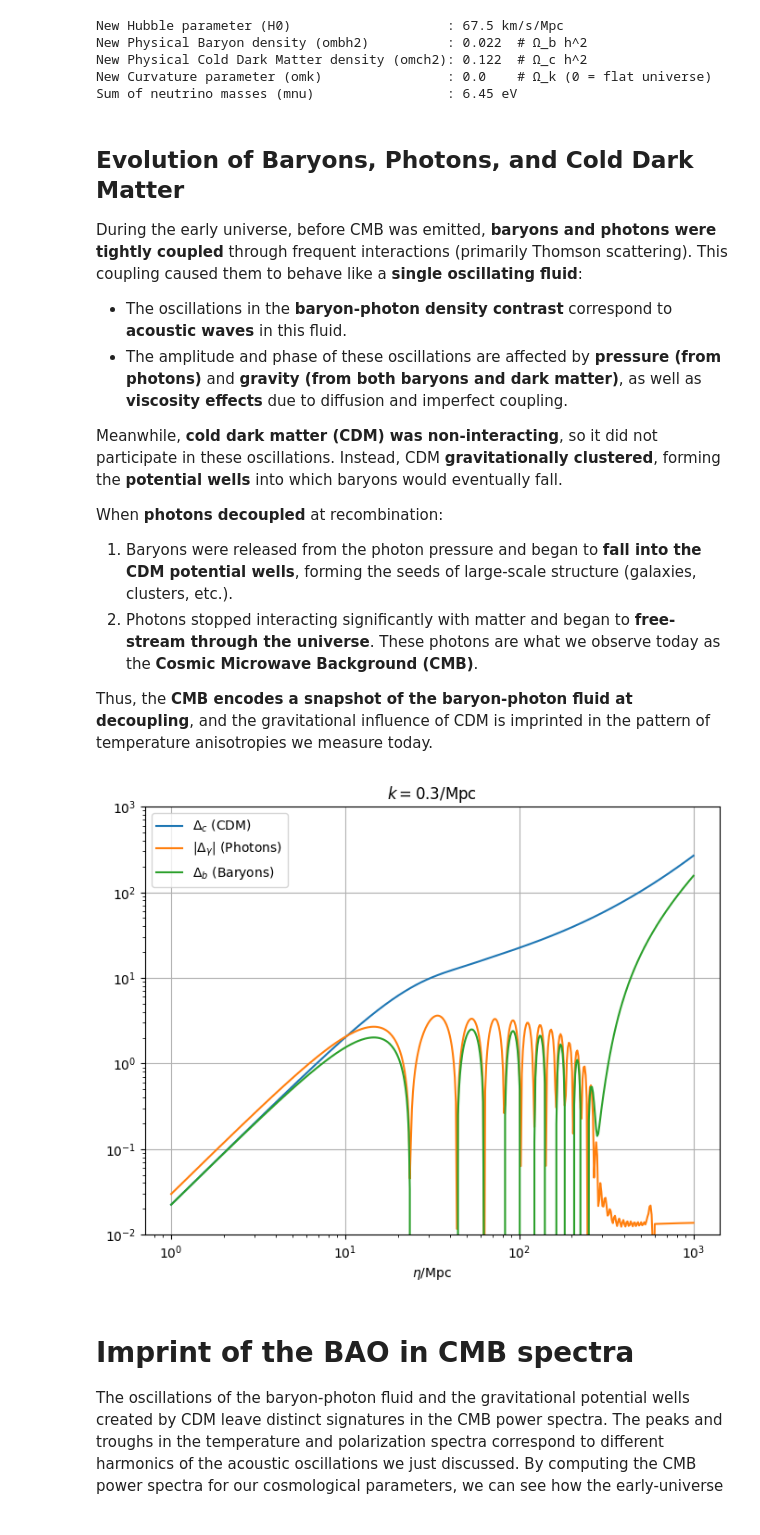
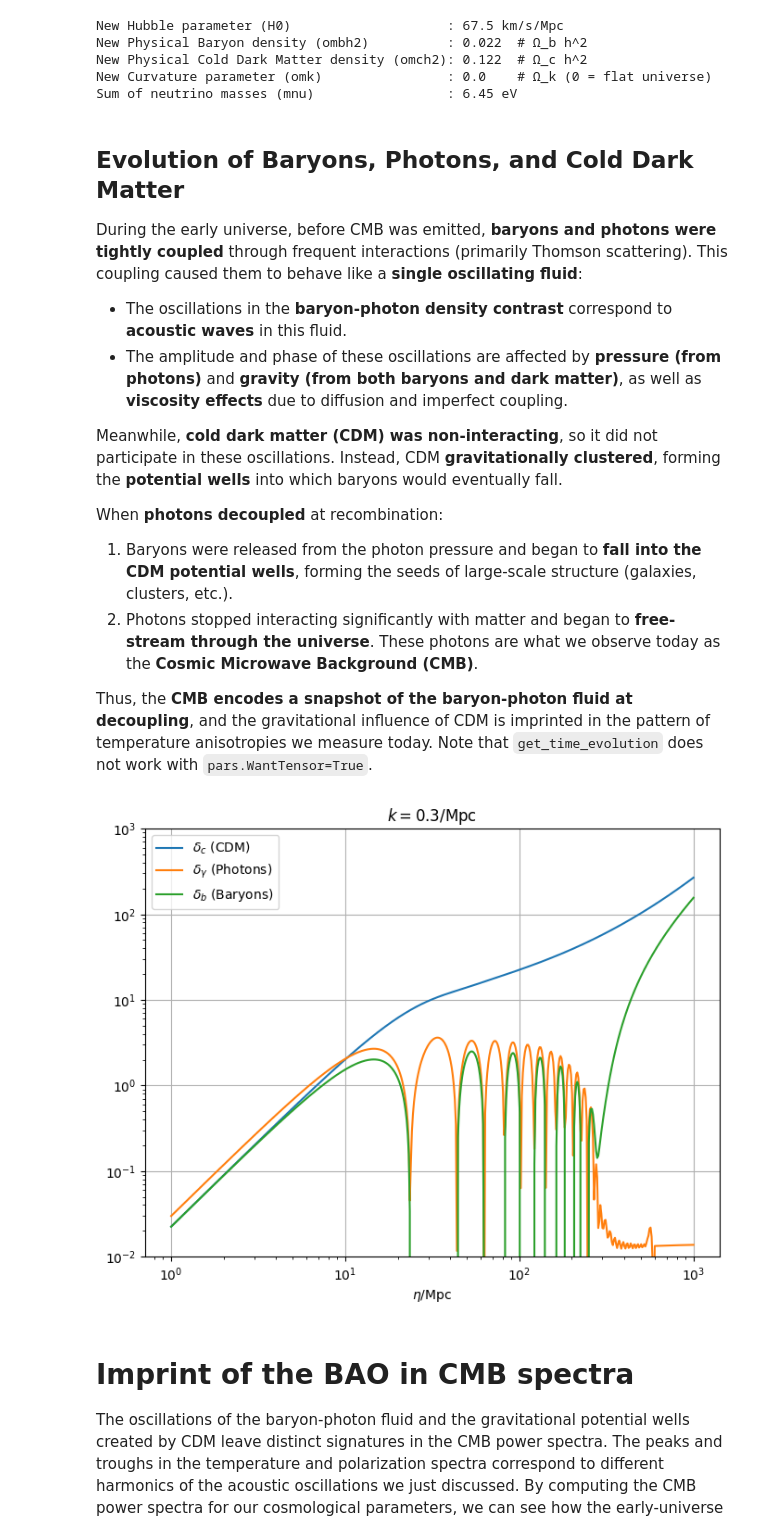
Before and after one commit to PhysicsiPhile/Cosmology, a Jupyter notebook: CMB parameter estimation.ipynb, the cells around one changed output. Cells and saved outputs as stored; diff of their text form; code cells hidden in the pictures.

```diff
--- a/CMB parameter estimation.ipynb
+++ b/CMB parameter estimation.ipynb
@@ -139,34 +139,35 @@ When **photons decoupled** at recombination:
 1. Baryons were released from the photon pressure and began to **fall into the CDM potential wells**, forming the seeds of large-scale structure (galaxies, clusters, etc.).
 2. Photons stopped interacting significantly with matter and began to **free-stream through the universe**. These photons are what we observe today as the **Cosmic Microwave Background (CMB)**.
 
-Thus, the **CMB encodes a snapshot of the baryon-photon fluid at decoupling**, and the gravitational influence of CDM is imprinted in the pattern of temperature anisotropies we measure today.
+Thus, the **CMB encodes a snapshot of the baryon-photon fluid at decoupling**, and the gravitational influence of CDM is imprinted in the pattern of temperature anisotropies we measure today. Note that `get_time_evolution` does not work with `pars.WantTensor=True`.
 # %%
 # Define the range for conformal time (eta)
 eta = 10**(np.linspace(0, 3, 500))
 
 # Define the plotting function
 def plot_ev(ev, k):
     plt.figure(figsize=(8, 6))
-    plt.loglog(eta, ev[:, 0], label=r'$\Delta_{c}$ (CDM)') # Delta_cdm
-    plt.loglog(eta, np.abs(ev[:, 1]), label=r'$|\Delta_{\gamma}|$ (Photons)') # Absolute value of Delta_photon
-    plt.loglog(eta, ev[:, 2], label=r'$\Delta_{b}$ (Baryons)') # Delta_baryon
+    plt.loglog(eta, ev[:, 0], label=r'$\delta_{c}$ (CDM)') # Delta_cdm
+    plt.loglog(eta, np.abs(ev[:, 1]), label=r'$\delta_{\gamma}$ (Photons)') # Absolute value of Delta_photon
+    plt.loglog(eta, ev[:, 2], label=r'$\delta_{b}$ (Baryons)') # Delta_baryon
     plt.title(r'$k= %s/\rm{Mpc}$' % k)
     plt.ylim([0.01,10**3])
     plt.xlabel(r'$\eta/\rm{Mpc}$')
     plt.legend(loc='upper left')
     plt.grid(True)
     plt.show()
 
 # Run CAMB to get the time evolution data at the length scale of k=0.3/Mpc
 # The list of species is changed to include 'delta_cdm', 'delta_photon', and 'delta_baryon'
 k = 0.3
+pars.WantTensors = False
 results =camb.get_results(pars)
 data = results.get_time_evolution(k, eta, ['delta_cdm', 'delta_photon', 'delta_baryon'])
 
 # Call the function to plot the data
 plot_ev(data, k)
 # %% [output]
-[figure, old version]
+[figure, new version]
 # %% [markdown]
 # Imprint of the BAO in CMB spectra
 The oscillations of the baryon-photon fluid and the gravitational potential wells created by CDM leave distinct signatures in the CMB power spectra. The peaks and troughs in the temperature and polarization spectra correspond to different harmonics of the acoustic oscillations we just discussed. By computing the CMB power spectra for our cosmological parameters, we can see how the early-universe dynamics translate into the angular distribution of temperature fluctuations we observe today.
```
